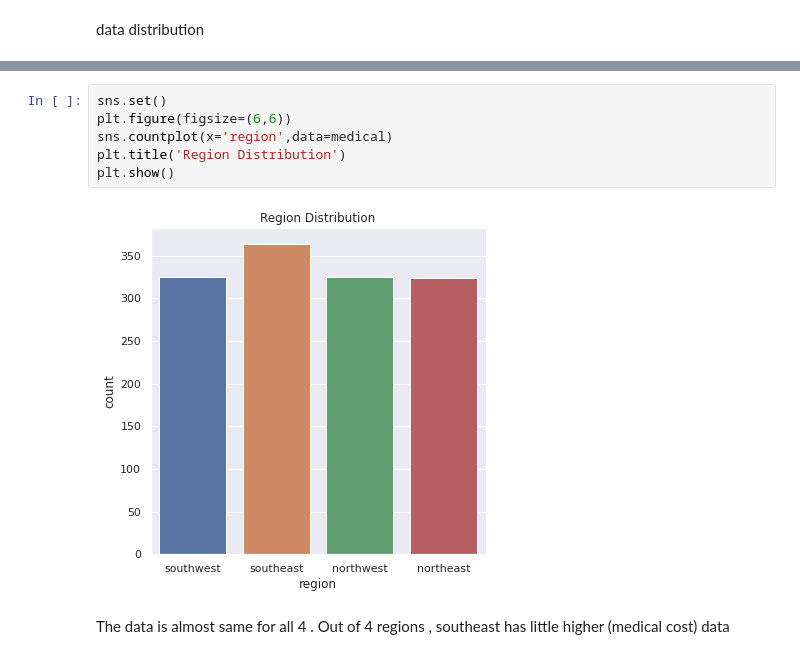
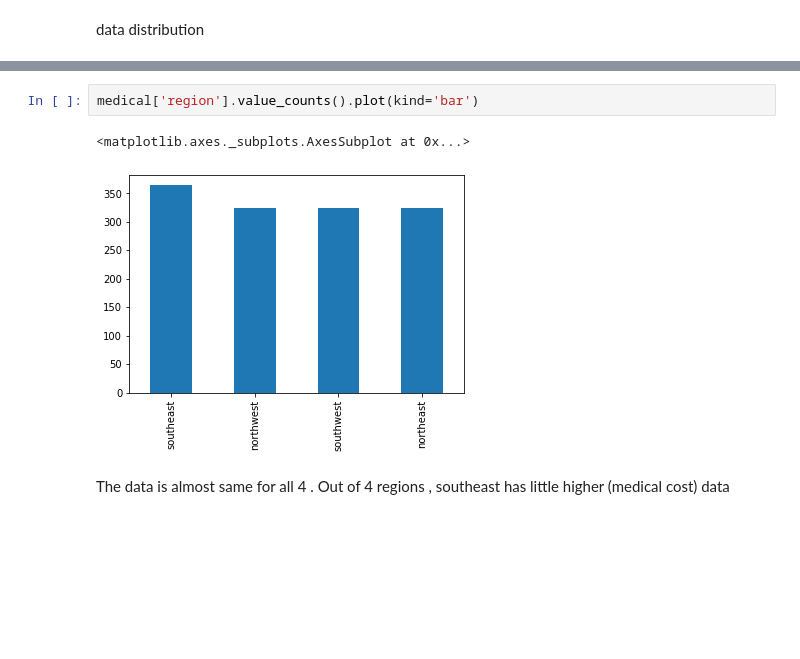
Before and after one commit to moni14-code/dataScience, a Jupyter notebook: medicalCost.ipynb, the cells around one changed output, grey strips where cells are left out. Saved outputs shown, nothing was run; the diff lists cells and outputs as text; blank space fills up the shorter version.

```diff
--- a/medicalCost.ipynb
+++ b/medicalCost.ipynb
@@ -89,13 +100,10 @@ northwest    325
 northeast    324
 Name: region, dtype: int64
-# %%
-sns.set()
-plt.figure(figsize=(6,6))
-sns.countplot(x='region',data=medical)
-plt.title('Region Distribution')
-plt.show()
-# %% [output]
-[figure, removed]
+# %%
+medical['region'].value_counts().plot(kind='bar')
+# %% [output]
+<matplotlib.axes._subplots.AxesSubplot at 0x...>
+[figure, added]
 # %% [markdown]
 The data is almost same for all 4 .
 Out of 4 regions , southeast has little higher (medical cost) data
```
Also changed, not shown: parts of 7 cells of this notebook.
